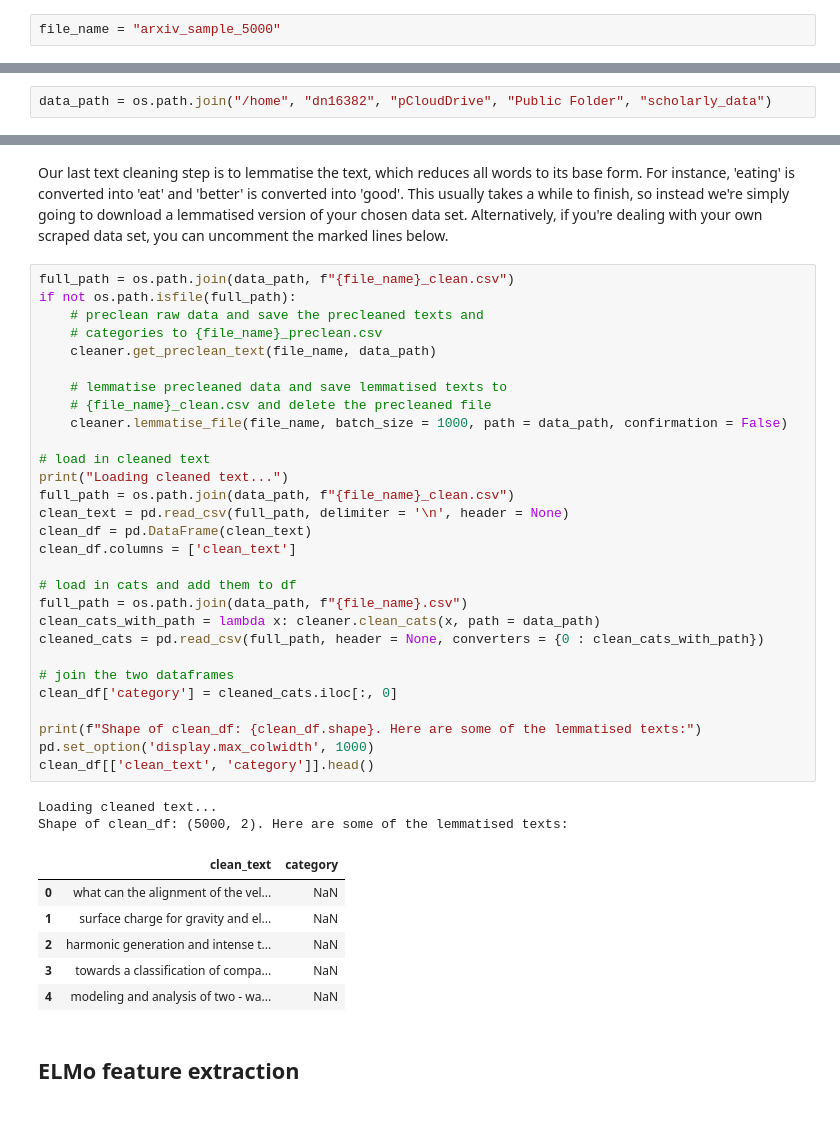
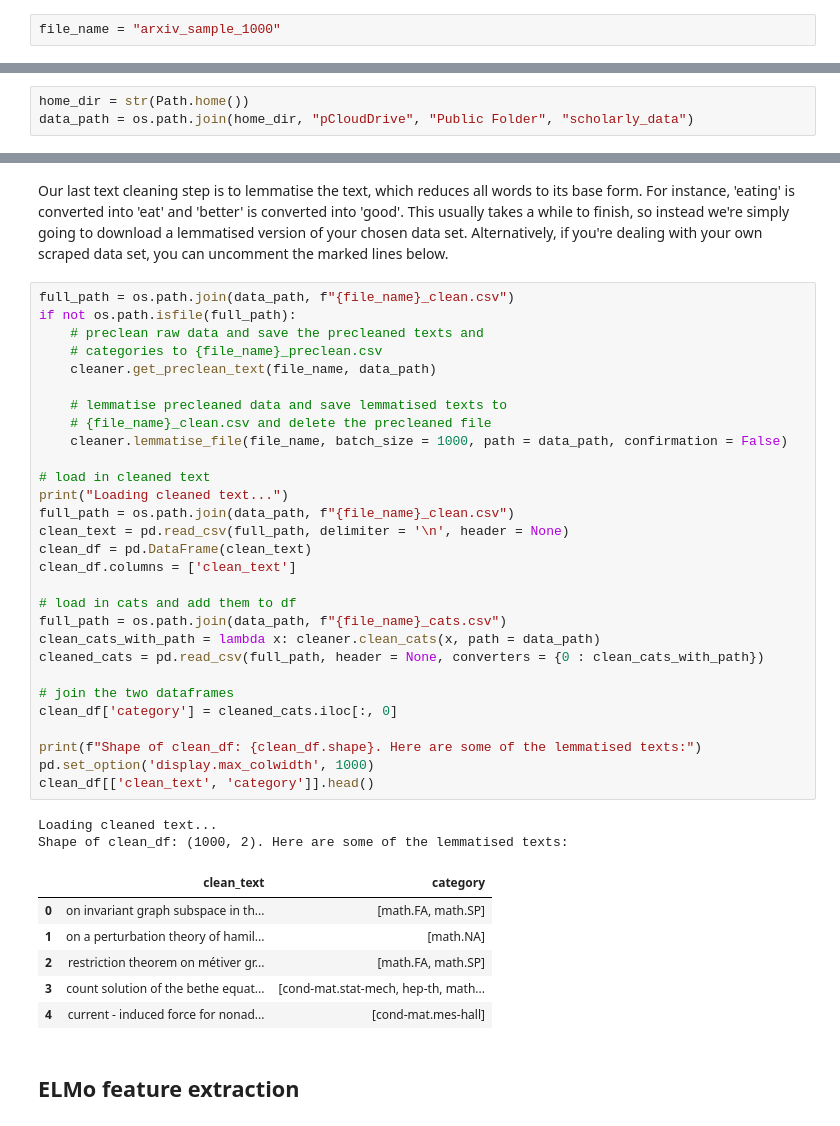
Before and after one commit to saattrupdan/scholarly, a Jupyter notebook: paper_classifier.ipynb, the cells around one changed output, grey strips where cells are left out. Drawn from its saved outputs; the diff is of its cells as text.

```diff
--- a/paper_classifier.ipynb
+++ b/paper_classifier.ipynb
@@ -49,11 +52,12 @@ Alternatively, I have downloaded metadata from about a million papers using this
 
 Choose your favorite below. Alternatively, of course, you can set it to be the file name of your own scraped data.
 # %%
-file_name = "arxiv_sample_5000"
+file_name = "arxiv_sample_1000"
 # %% [markdown]
 Next up, we specify the folder in which we will store all our data. Change to whatever folder you would like.
 # %%
-data_path = os.path.join("/home", "dn16382", "pCloudDrive", "Public Folder", "scholarly_data")
+home_dir = str(Path.home())
+data_path = os.path.join(home_dir, "pCloudDrive", "Public Folder", "scholarly_data")
 # %% [markdown]
 ## Fetching data
 # %% [markdown]
@@ -94,40 +98,40 @@ Our last text cleaning step is to lemmatise the text, which reduces all words to
 full_path = os.path.join(data_path, f"{file_name}_clean.csv")
 if not os.path.isfile(full_path):
     # preclean raw data and save the precleaned texts and
     # categories to {file_name}_preclean.csv
     cleaner.get_preclean_text(file_name, data_path)
 
     # lemmatise precleaned data and save lemmatised texts to
     # {file_name}_clean.csv and delete the precleaned file
     cleaner.lemmatise_file(file_name, batch_size = 1000, path = data_path, confirmation = False)
 
 # load in cleaned text
 print("Loading cleaned text...")
 full_path = os.path.join(data_path, f"{file_name}_clean.csv")
 clean_text = pd.read_csv(full_path, delimiter = '\n', header = None)
 clean_df = pd.DataFrame(clean_text)
 clean_df.columns = ['clean_text']
 
 # load in cats and add them to df
-full_path = os.path.join(data_path, f"{file_name}.csv")
+full_path = os.path.join(data_path, f"{file_name}_cats.csv")
 clean_cats_with_path = lambda x: cleaner.clean_cats(x, path = data_path)
 cleaned_cats = pd.read_csv(full_path, header = None, converters = {0 : clean_cats_with_path})
 
 # join the two dataframes
 clean_df['category'] = cleaned_cats.iloc[:, 0]
 
 print(f"Shape of clean_df: {clean_df.shape}. Here are some of the lemmatised texts:")
 pd.set_option('display.max_colwidth', 1000)
 clean_df[['clean_text', 'category']].head()
 # %% [output]
 Loading cleaned text...
-Shape of clean_df: (5000, 2). Here are some of the lemmatised texts:
+Shape of clean_df: (1000, 2). Here are some of the lemmatised texts:
 |  | clean_text | category |
-| 0 | what can the alignment of the vel... | NaN |
-| 1 | surface charge for gravity and el... | NaN |
-| 2 | harmonic generation and intense t... | NaN |
-| 3 | towards a classification of compa... | NaN |
-| 4 | modeling and analysis of two - wa... | NaN |
+| 0 | on invariant graph subspace in th... | [math.FA, math.SP] |
+| 1 | on a perturbation theory of hamil... | [math.NA] |
+| 2 | restriction theorem on métiver gr... | [math.FA, math.SP] |
+| 3 | count solution of the bethe equat... | [cond-mat.stat-mech, hep-th, math... |
+| 4 | current - induced force for nonad... | [cond-mat.mes-hall] |
 # %% [markdown]
 ## ELMo feature extraction
 # %% [markdown]
```
Also changed, not shown: parts of 10 cells of this notebook, 3 other files.
